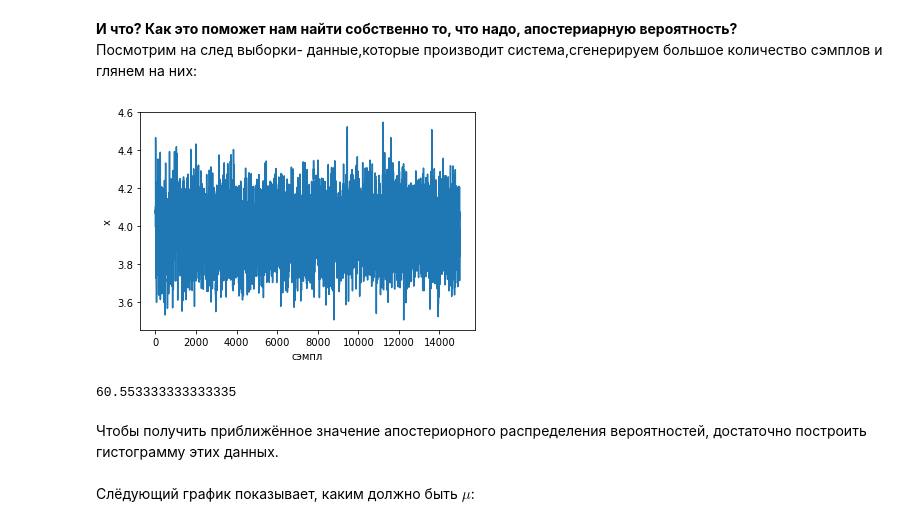
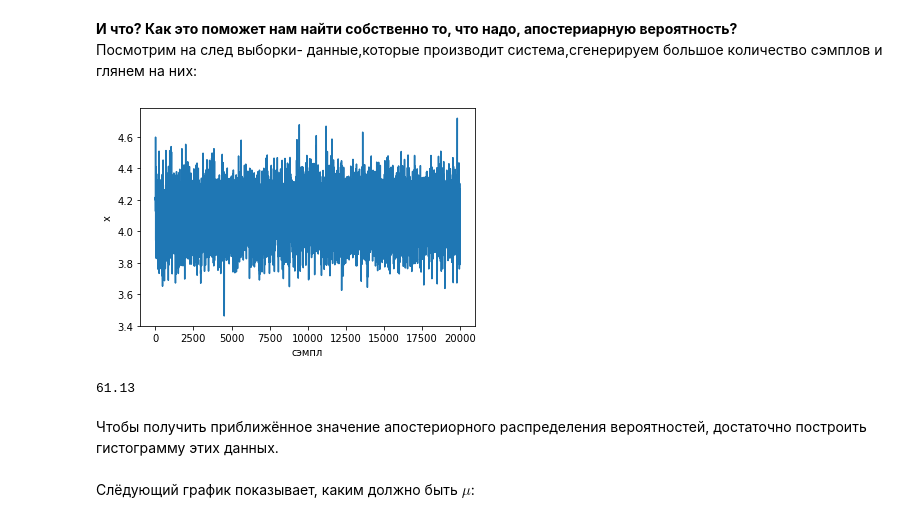
Before and after one commit to HronoSF/MCMC_20, a Jupyter notebook: Metropolis-Hastings-Algorithm.ipynb, the cells around one changed output. Cells and saved outputs as stored; diff of their text form; code cells hidden in the pictures.

```diff
--- a/Metropolis-Hastings-Algorithm.ipynb
+++ b/Metropolis-Hastings-Algorithm.ipynb
@@ -142,7 +144,7 @@ $$ Q(y|x) = \frac{1}{\sqrt{2\pi}}e^{-0.5*(y-x)^{2}} $$
     * Оцениваем подходит ли выбранное место для перехода, оно должно "лучше объяснять данные" то есть высчитываем "вероятность принятия": $$ A = min(1,\frac{p(y)Q(x_{t}|y)}{p(x_{t})Q(y|x_{t})} )$$
     * С вероятностью $A$ мы принимаем предлженное место и устанавливаем $x_{t+1} = y$, иначе $x_{t+1}=x_{t}$
 # %%
-def sampler(likelihood_log_function,data, aprior_mean, aprior_sigma, samples, mu_init , q_sigma = 0.1 , burn_in = 0 ,plot=False):
+def sampler_1(likelihood_log_function,data, aprior_mean, aprior_sigma, samples, mu_init , q_sigma = 0.1 , burn_in = 0 ,plot=False):
     accepted = 0
     mu_current = mu_init
     posterior = [mu_current]
@@ -376,16 +379,16 @@ sampler(lambda x: likelihood_log_function_aposterior(x, mean_sigma), data ,aprio
 **И что? Как это поможет нам найти собственно то, что надо, апостериарную вероятность?**<br>
 Посмотрим на след выборки- данные,которые производит система,сгенерируем большое количество сэмплов и глянем на них:
 # %%
-posterior = sampler(lambda x: likelihood_log_function_aposterior(x, aprior_sigma) , data ,aprior_mean = 4.1 , aprior_sigma = 0.5 , samples = 15000 ,burn_in = 1000, q_sigma = 0.2 , mu_init = 0)
+posterior = sampler_1(lambda x: likelihood_log_function_aposterior(x, mean_sigma) , data ,aprior_mean, aprior_sigma, samples = 20000 ,burn_in = 1000, q_sigma = 0.2 , mu_init = 0)
 fig, ax = plt.subplots()
 ax.plot(posterior["posterior"])
 _ = ax.set(xlabel='сэмпл', ylabel='x');
 # %% [output]
-[figure, old version]
+[figure, new version]
 # %%
 np.mean(posterior['acceptance percentage'])
 # %% [output]
-60.553333333333335
+61.13
 # %% [markdown]
 Чтобы получить приближённое значение апостериорного распределения вероятностей, достаточно построить гистограмму этих данных.<br><br>
 Слёдующий график показывает, каким должно быть $\mu$:<br>
```
Also changed, not shown: parts of 23 cells of this notebook, 1 other file.
